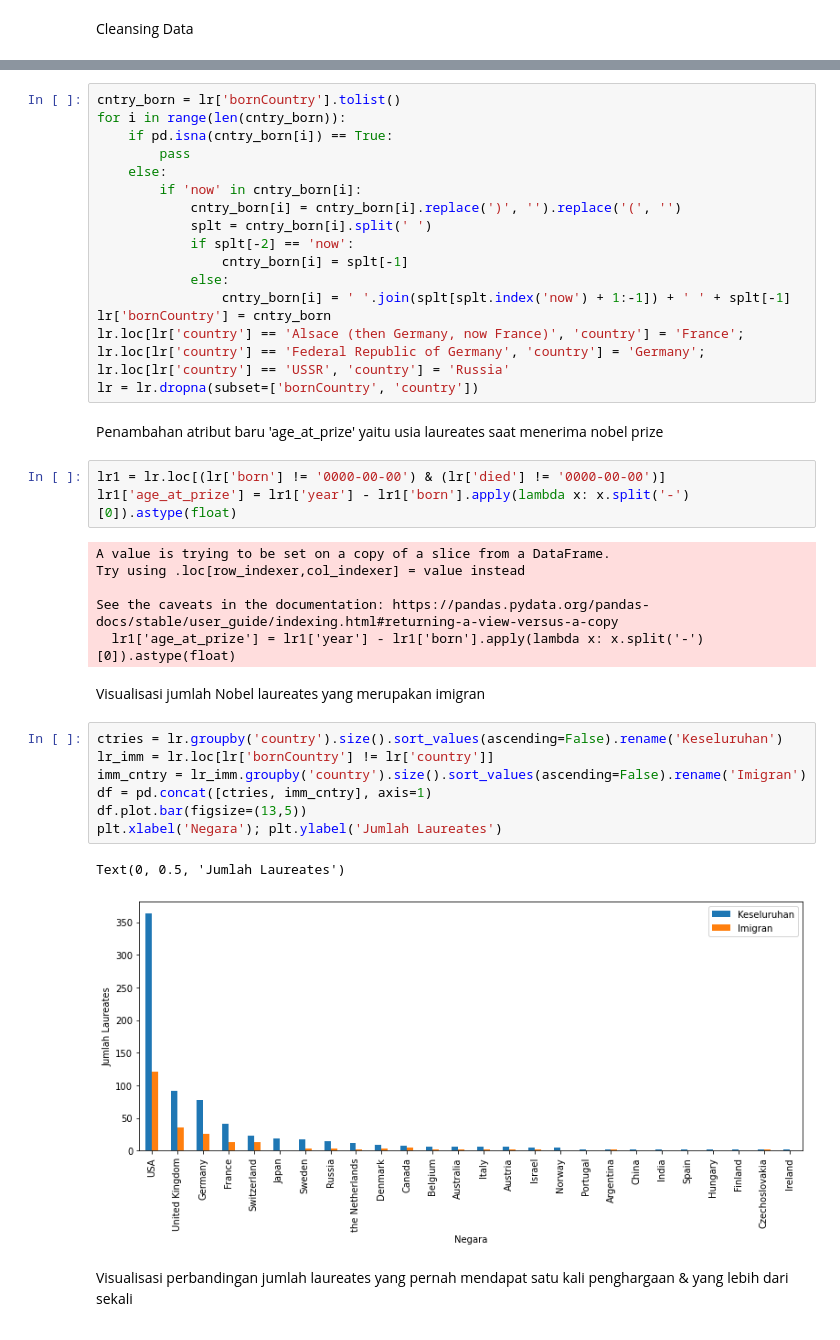
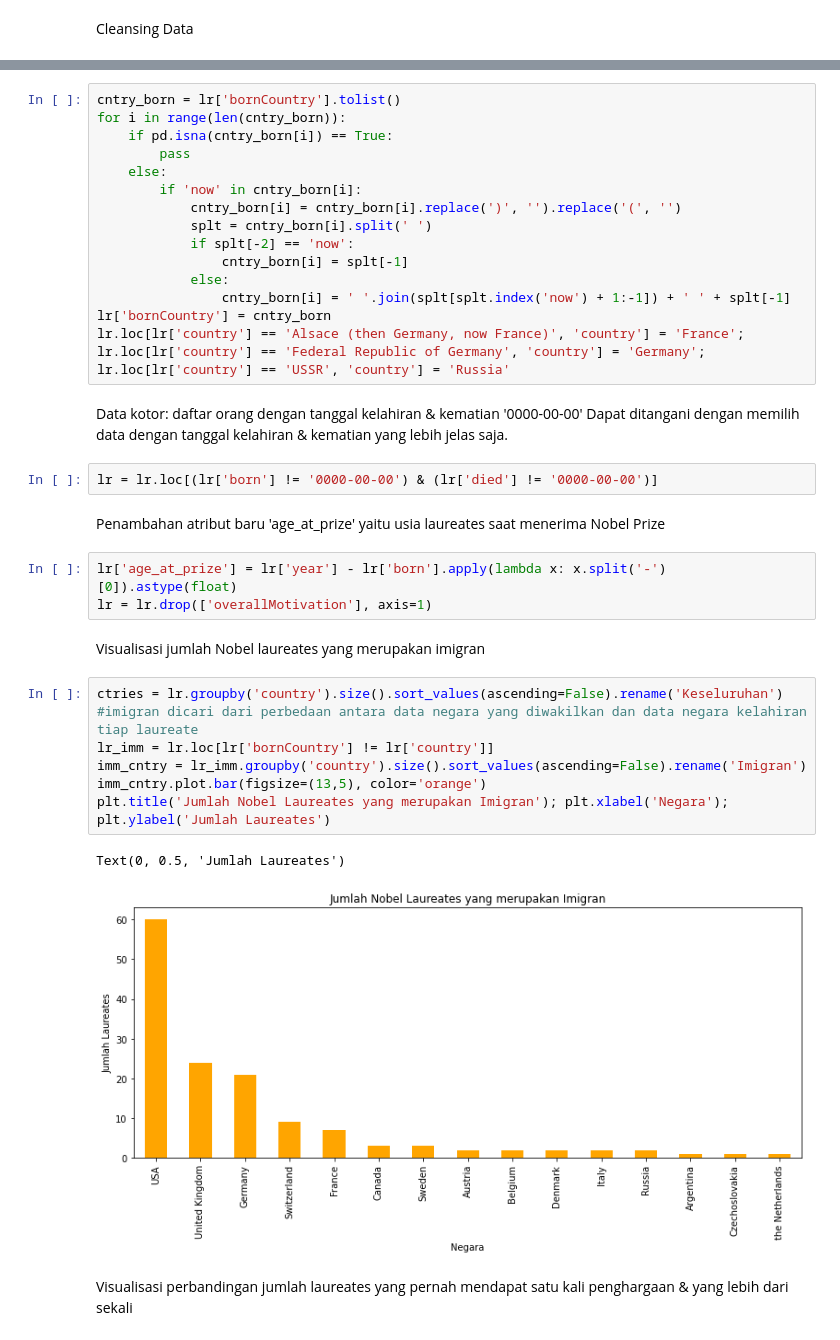
Before and after one commit to prfahrezi/laureates_vizualisation, a Jupyter notebook: visualisasi.ipynb, the cells around one changed output, grey strips where cells are left out. Cells and saved outputs as stored; diff of their text form.

Commit message:
new visualization

```diff
--- a/visualisasi.ipynb
+++ b/visualisasi.ipynb
@@ -28,30 +25,28 @@ for i in range(len(cntry_born)):
                 cntry_born[i] = ' '.join(splt[splt.index('now') + 1:-1]) + ' ' + splt[-1]
 lr['bornCountry'] = cntry_born
 lr.loc[lr['country'] == 'Alsace (then Germany, now France)', 'country'] = 'France'; lr.loc[lr['country'] == 'Federal Republic of Germany', 'country'] = 'Germany'; lr.loc[lr['country'] == 'USSR', 'country'] = 'Russia'
-lr = lr.dropna(subset=['bornCountry', 'country'])
+# %% [markdown]
+Data kotor: daftar orang dengan tanggal kelahiran & kematian '0000-00-00'
+Dapat ditangani dengan memilih data dengan tanggal kelahiran & kematian yang lebih jelas saja.
+# %%
+lr = lr.loc[(lr['born'] != '0000-00-00') & (lr['died'] != '0000-00-00')]
 # %% [markdown]
-Penambahan atribut baru 'age_at_prize' yaitu usia laureates saat menerima nobel prize
+Penambahan atribut baru 'age_at_prize' yaitu usia laureates saat menerima Nobel Prize
 # %%
-lr1 = lr.loc[(lr['born'] != '0000-00-00') & (lr['died'] != '0000-00-00')]
-lr1['age_at_prize'] = lr1['year'] - lr1['born'].apply(lambda x: x.split('-')[0]).astype(float)
+lr['age_at_prize'] = lr['year'] - lr['born'].apply(lambda x: x.split('-')[0]).astype(float)
+lr = lr.drop(['overallMotivation'], axis=1)
-# %% [output]
-A value is trying to be set on a copy of a slice from a DataFrame.
-Try using .loc[row_indexer,col_indexer] = value instead
-
-See the caveats in the documentation: https://pandas.pydata.org/pandas-docs/stable/user_guide/indexing.html#returning-a-view-versus-a-copy
-  lr1['age_at_prize'] = lr1['year'] - lr1['born'].apply(lambda x: x.split('-')[0]).astype(float)
 # %% [markdown]
 Visualisasi jumlah Nobel laureates yang merupakan imigran
 # %%
 ctries = lr.groupby('country').size().sort_values(ascending=False).rename('Keseluruhan')
+#imigran dicari dari perbedaan antara data negara yang diwakilkan dan data negara kelahiran tiap laureate
 lr_imm = lr.loc[lr['bornCountry'] != lr['country']]
 imm_cntry = lr_imm.groupby('country').size().sort_values(ascending=False).rename('Imigran')
-df = pd.concat([ctries, imm_cntry], axis=1)
-df.plot.bar(figsize=(13,5))
-plt.xlabel('Negara'); plt.ylabel('Jumlah Laureates')
+imm_cntry.plot.bar(figsize=(13,5), color='orange')
+plt.title('Jumlah Nobel Laureates yang merupakan Imigran'); plt.xlabel('Negara'); plt.ylabel('Jumlah Laureates')
 # %% [output]
 Text(0, 0.5, 'Jumlah Laureates')
-[figure, old version]
+[figure, new version]
 # %% [markdown]
 Visualisasi perbandingan jumlah laureates yang pernah mendapat satu kali penghargaan & yang lebih dari sekali
 # %%
```
Also changed, not shown: parts of 6 cells of this notebook.
